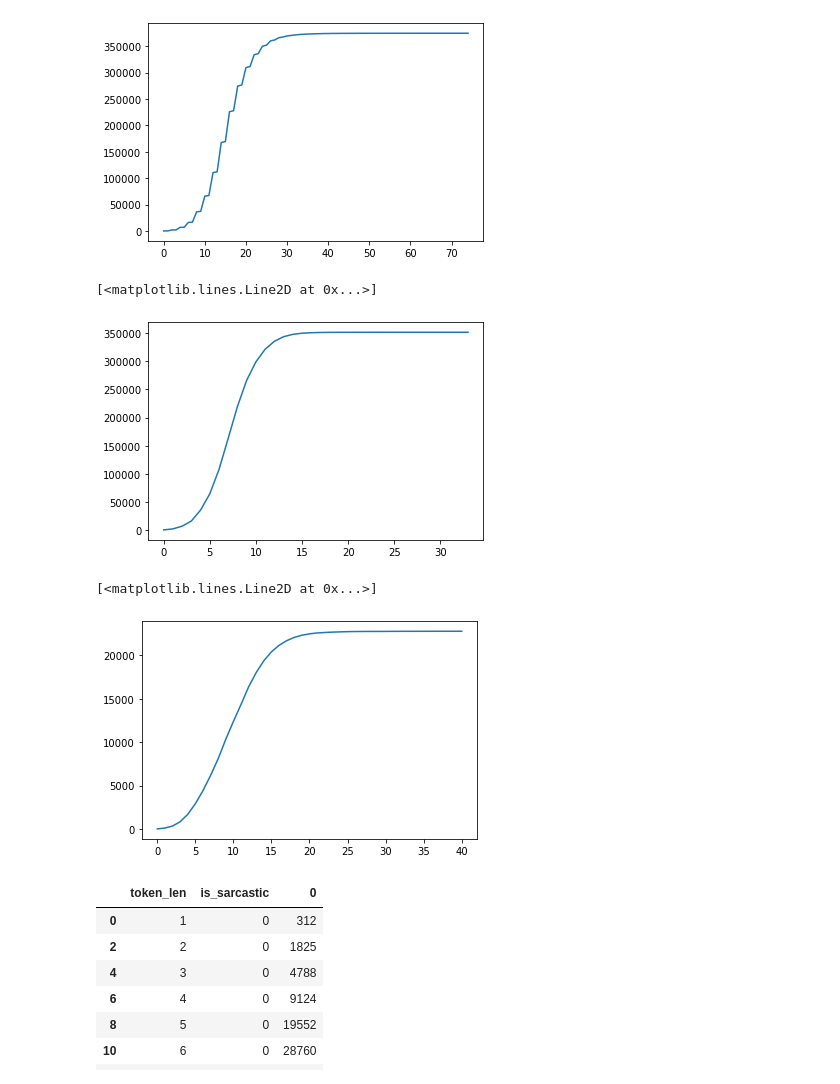
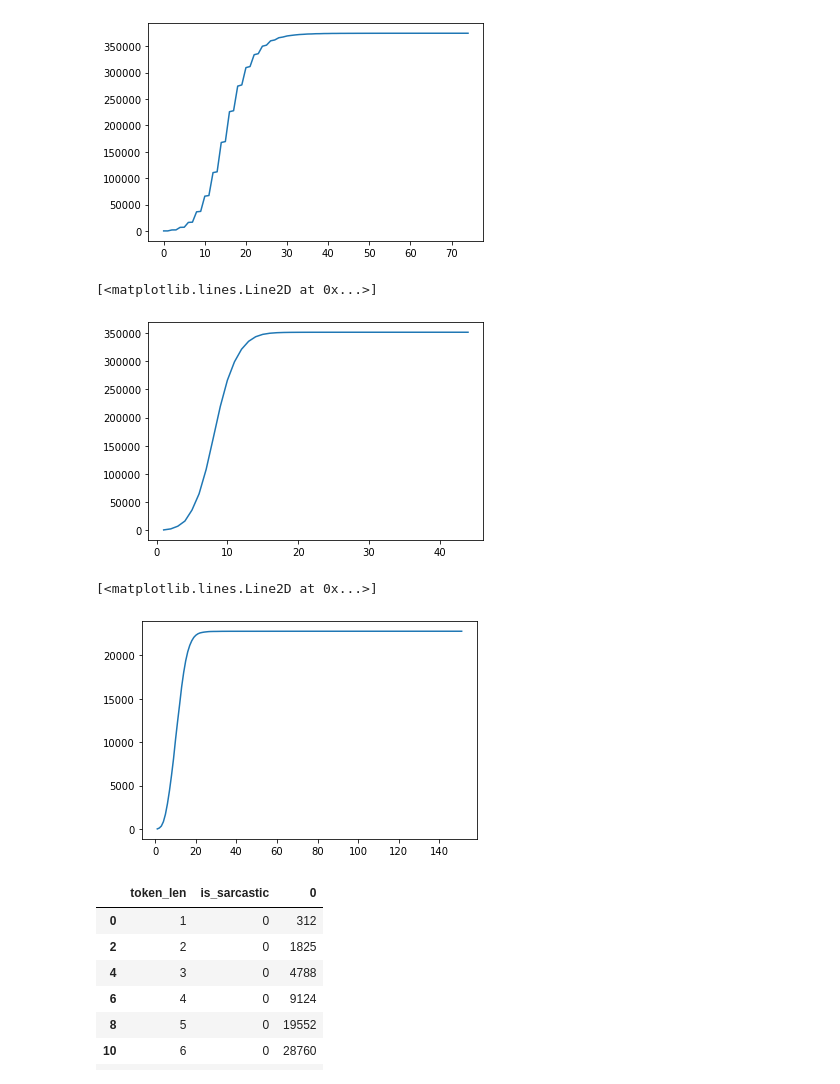
Before and after one commit to yagnesh7/dsga1001-term-project, a Jupyter notebook: notebooks/02_eda.ipynb, the cells around one changed output. Saved outputs shown, nothing was run; the diff lists cells and outputs as text; code cells hidden in the pictures.

```diff
--- a/notebooks/02_eda.ipynb
+++ b/notebooks/02_eda.ipynb
@@ -120,15 +134,15 @@ plt.plot(np.cumsum(label_len_group[0].values))
 [<matplotlib.lines.Line2D at 0x...>]
 [figure]
 # %%
-plt.plot(np.cumsum(label_len_group.loc[label_len_group['is_sarcastic']==0][0].values))
+plt.plot(label_len_group.loc[label_len_group['is_sarcastic']==0]['token_len'].values, np.cumsum(label_len_group.loc[label_len_group['is_sarcastic']==0][0].values))
 # %% [output]
 [<matplotlib.lines.Line2D at 0x...>]
-[figure, old version]
+[figure, new version]
 # %%
-plt.plot(np.cumsum(label_len_group.loc[label_len_group['is_sarcastic']==1][0].values))
+plt.plot(label_len_group.loc[label_len_group['is_sarcastic']==1]['token_len'].values,np.cumsum(label_len_group.loc[label_len_group['is_sarcastic']==1][0].values))
 # %% [output]
 [<matplotlib.lines.Line2D at 0x...>]
-[figure, old version]
+[figure, new version]
 # %%
 label_len_group.loc[label_len_group['is_sarcastic']==0]
 # %% [output]
```
Also changed, not shown: parts of 5 cells of this notebook, 1 other file.
